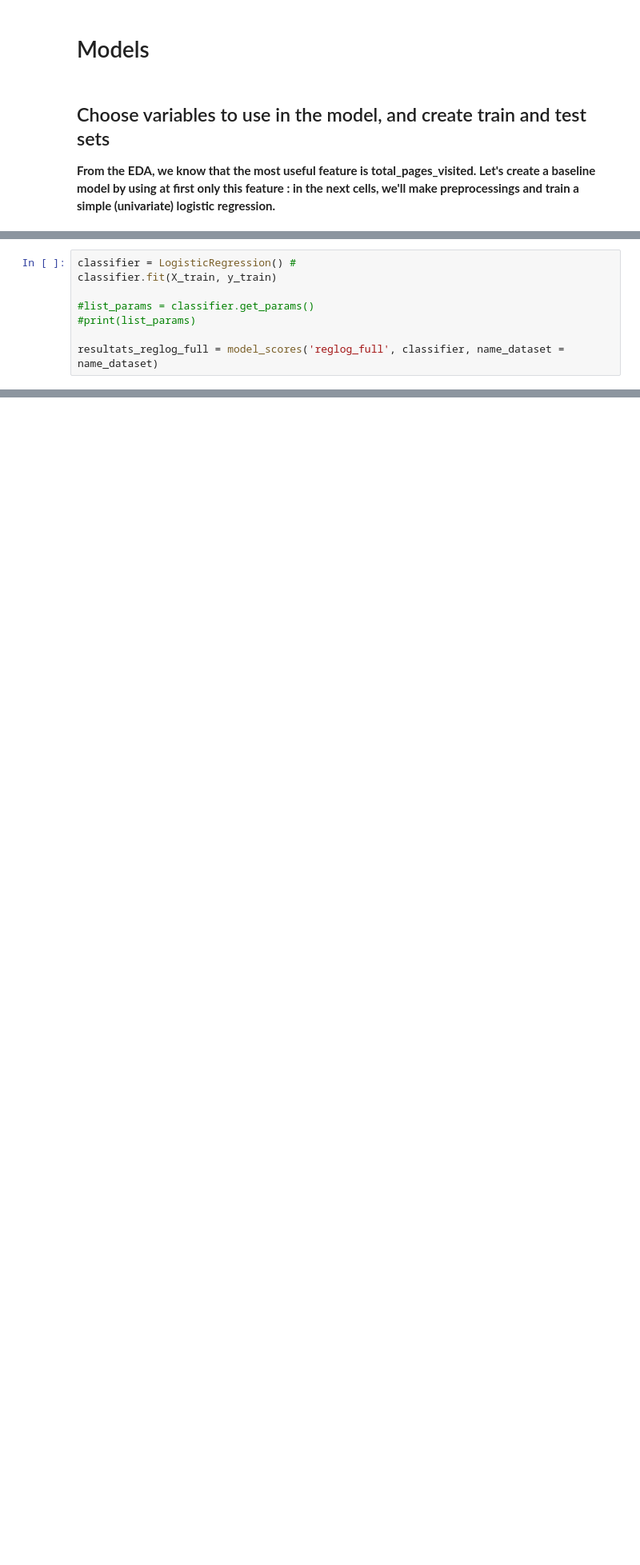
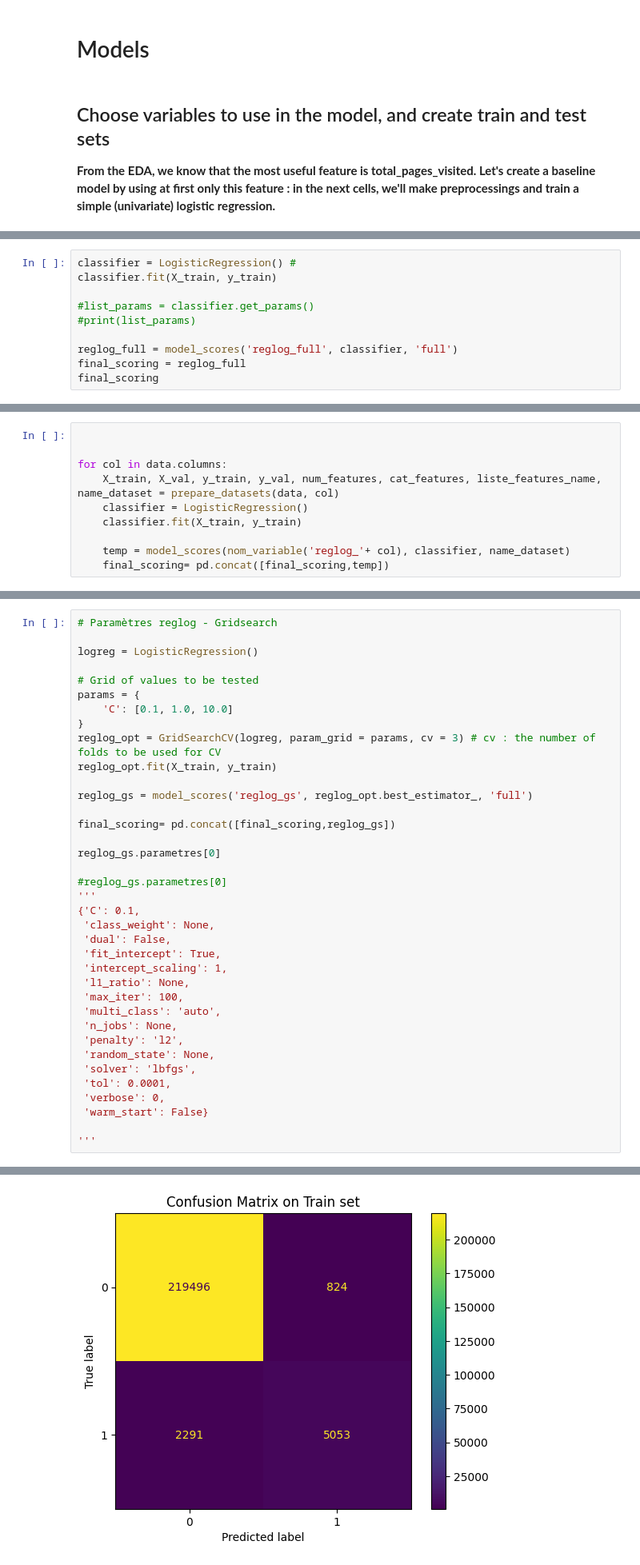
Before and after one commit to kumquat42/202311_jedha_Bloc3_ML_challenge, a Jupyter notebook: 202311_jedha_bloc3_ML_challenge.ipynb, the cells around one changed output, grey strips where cells are left out. Shown at 80% size. Saved outputs shown, nothing was run; the diff lists cells and outputs as text; blank space fills up the shorter version.

Commit message:
functions ok, saving final table, models reglo tested with gridsearch and all the stuffs

```diff
--- a/202311_jedha_bloc3_ML_challenge.ipynb
+++ b/202311_jedha_bloc3_ML_challenge.ipynb
@@ -560,4 +681,6 @@ classifier.fit(X_train, y_train)
 #list_params = classifier.get_params()
 #print(list_params)
 
-resultats_reglog_full = model_scores('reglog_full', classifier, name_dataset = name_dataset)
+reglog_full = model_scores('reglog_full', classifier, 'full')
+final_scoring = reglog_full
+final_scoring
@@ -654,0 +687,10 @@ ValueError: not enough values to unpack (expected 4, got 2)
+# %%
+
+
+for col in data.columns:
+    X_train, X_val, y_train, y_val, num_features, cat_features, liste_features_name, name_dataset = prepare_datasets(data, col)
+    classifier = LogisticRegression()
+    classifier.fit(X_train, y_train)
+
+    temp = model_scores(nom_variable('reglog_'+ col), classifier, name_dataset)
+    final_scoring= pd.concat([final_scoring,temp])
@@ -654,0 +700,38 @@ ValueError: not enough values to unpack (expected 4, got 2)
+# %%
+# Paramètres reglog - Gridsearch
+
+logreg = LogisticRegression()
+
+# Grid of values to be tested
+params = {
+    'C': [0.1, 1.0, 10.0]
+}
+reglog_opt = GridSearchCV(logreg, param_grid = params, cv = 3) # cv : the number of folds to be used for CV
+reglog_opt.fit(X_train, y_train)
+
+reglog_gs = model_scores('reglog_gs', reglog_opt.best_estimator_, 'full')
+
+final_scoring= pd.concat([final_scoring,reglog_gs])
+
+reglog_gs.parametres[0]
+
+#reglog_gs.parametres[0]
+'''
+{'C': 0.1,
+ 'class_weight': None,
+ 'dual': False,
+ 'fit_intercept': True,
+ 'intercept_scaling': 1,
+ 'l1_ratio': None,
+ 'max_iter': 100,
+ 'multi_class': 'auto',
+ 'n_jobs': None,
+ 'penalty': 'l2',
+ 'random_state': None,
+ 'solver': 'lbfgs',
+ 'tol': 0.0001,
+ 'verbose': 0,
+ 'warm_start': False}
+
+'''
+# %% [output]
@@ -654,0 +767 @@ ValueError: not enough values to unpack (expected 4, got 2)
+[figure, added]
```
Also changed, not shown: parts of 40 cells of this notebook, 3 other files.
